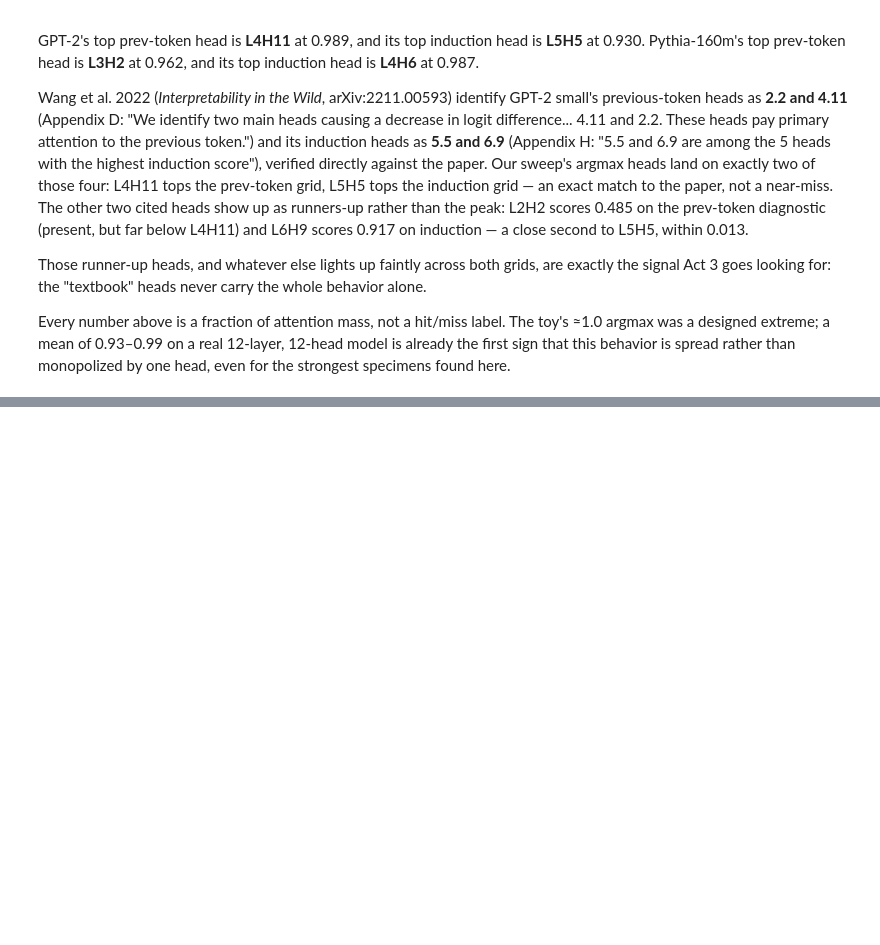
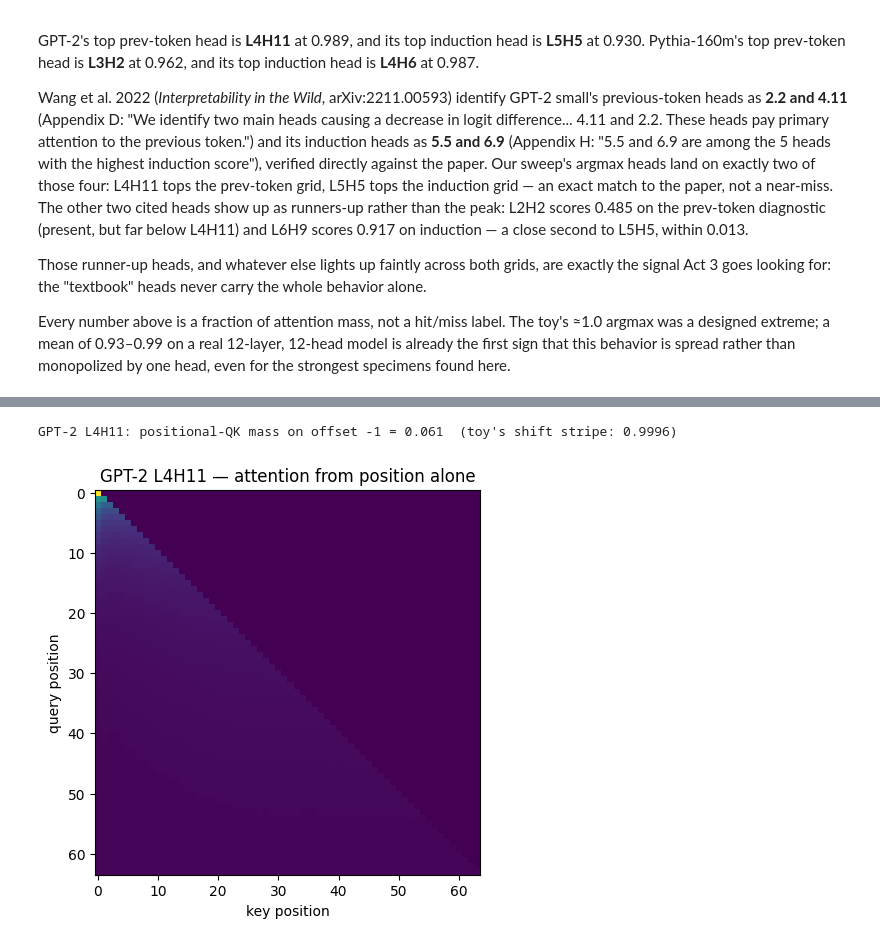
Before and after one commit to barmag/fanous-llm-lens, a Jupyter notebook: notebooks/in_context_learning/induction_heads_in_the_wild.ipynb, the cells around one changed output, grey strips where cells are left out. Cells and saved outputs as stored; diff of their text form; code cells hidden in the pictures; blank space fills up the shorter version.

```diff
--- a/notebooks/in_context_learning/induction_heads_in_the_wild.ipynb
+++ b/notebooks/in_context_learning/induction_heads_in_the_wild.ipynb
@@ -212,0 +219,21 @@ Every number above is a fraction of attention mass, not a hit/miss label. The to
+# %%
+l, h = SPECIMENS["gpt2"]["prev"]
+n_pos = 64
+P = gpt2.W_pos[:n_pos]                                            # [n_pos, d_model]
+pos_scores = P @ gpt2.W_Q[l, h] @ gpt2.W_K[l, h].T @ P.T / gpt2.cfg.d_head**0.5
+causal = torch.triu(torch.ones(n_pos, n_pos, dtype=torch.bool, device=pos_scores.device), diagonal=1)
+pos_attn = pos_scores.masked_fill(causal, float("-inf")).softmax(dim=-1)
+
+STRIPE = {"gpt2": pos_attn.diagonal(-1).mean().item()}
+print(f"GPT-2 L{l}H{h}: positional-QK mass on offset -1 = {STRIPE['gpt2']:.3f}"
+      f"  (toy's shift stripe: 0.9996)")
+
+fig, ax = plt.subplots(figsize=(5.5, 5))
+ax.imshow(pos_attn.detach().cpu(), cmap="viridis")
+ax.set_title(f"GPT-2 L{l}H{h} — attention from position alone")
+ax.set_xlabel("key position")
+ax.set_ylabel("query position")
+plt.show()
+# %% [output]
+GPT-2 L4H11: positional-QK mass on offset -1 = 0.061  (toy's shift stripe: 0.9996)
+[figure, added]
```
Also changed, not shown: parts of 5 cells of this notebook.
